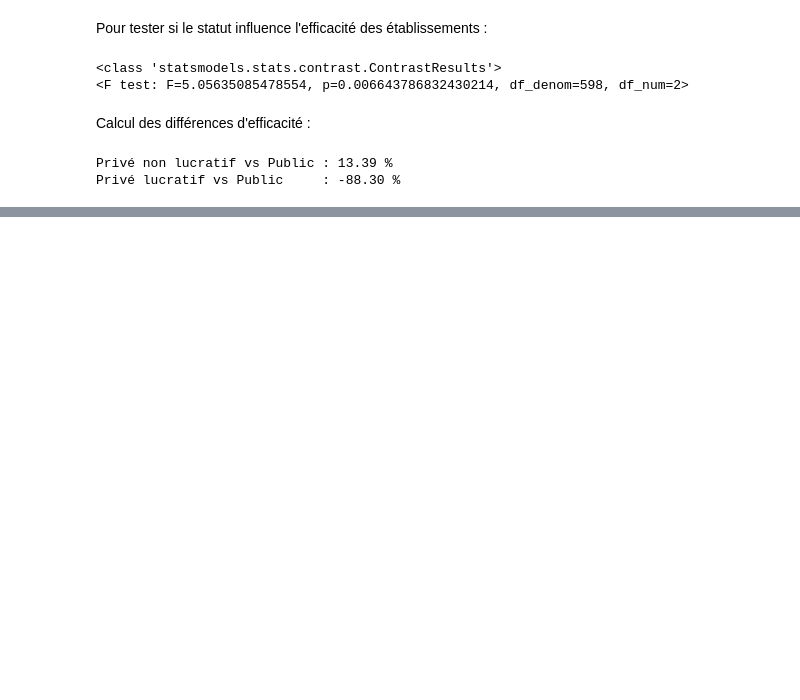
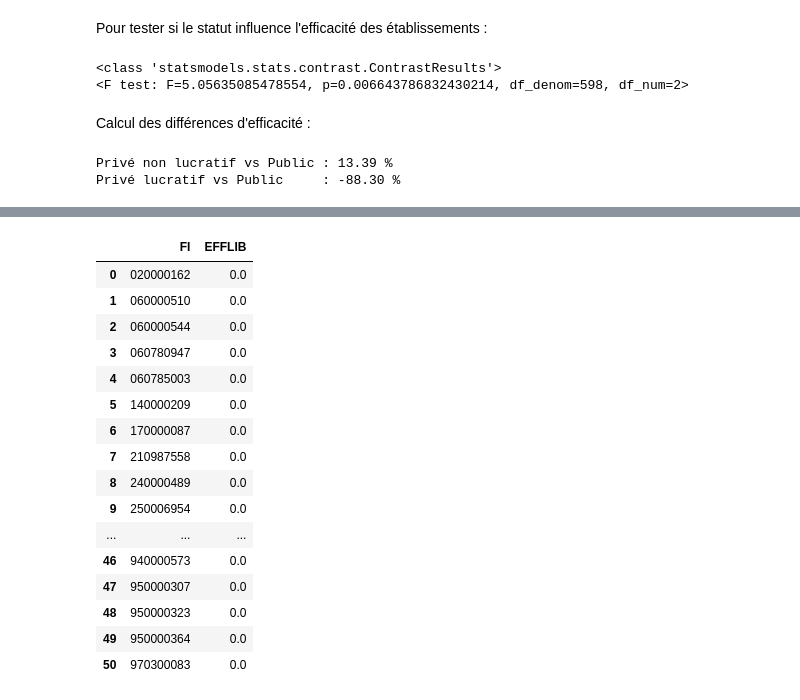
Before and after one commit to Alexandre484/StatApp, a Jupyter notebook: Urgences.ipynb, the cells around one changed output, grey strips where cells are left out. Cells and saved outputs as stored; diff of their text form; code cells hidden in the pictures; blank space fills up the shorter version.

```diff
--- a/Urgences.ipynb
+++ b/Urgences.ipynb
@@ -116,0 +159,21 @@ Valeur très étonnante pour le privé lucratif, cela provient il des données ?
+# %%
+EFFLIB_Medecins2022 = Medecins2022.groupby("FI",as_index=False)["EFFLIB"].sum()
+EFFLIB_Medecins2022
+# %% [output]
+|  | FI | EFFLIB |
+| 0 | 020000162 | 0.0 |
+| 1 | 060000510 | 0.0 |
+| 2 | 060000544 | 0.0 |
+| 3 | 060780947 | 0.0 |
+| 4 | 060785003 | 0.0 |
+| 5 | 140000209 | 0.0 |
+| 6 | 170000087 | 0.0 |
+| 7 | 210987558 | 0.0 |
+| 8 | 240000489 | 0.0 |
+| 9 | 250006954 | 0.0 |
+| ... | ... | ... |
+| 46 | 940000573 | 0.0 |
+| 47 | 950000307 | 0.0 |
+| 48 | 950000323 | 0.0 |
+| 49 | 950000364 | 0.0 |
+| 50 | 970300083 | 0.0 |
```
Also changed, not shown: parts of 6 cells of this notebook, 1 other file.
